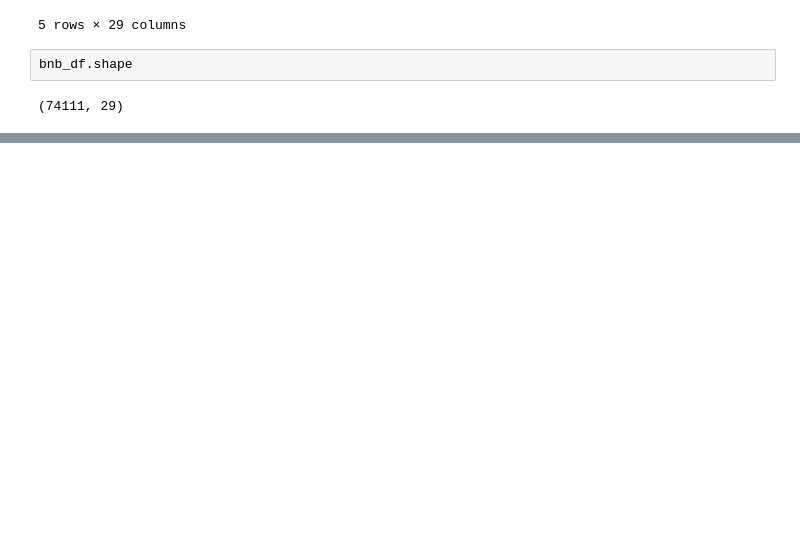
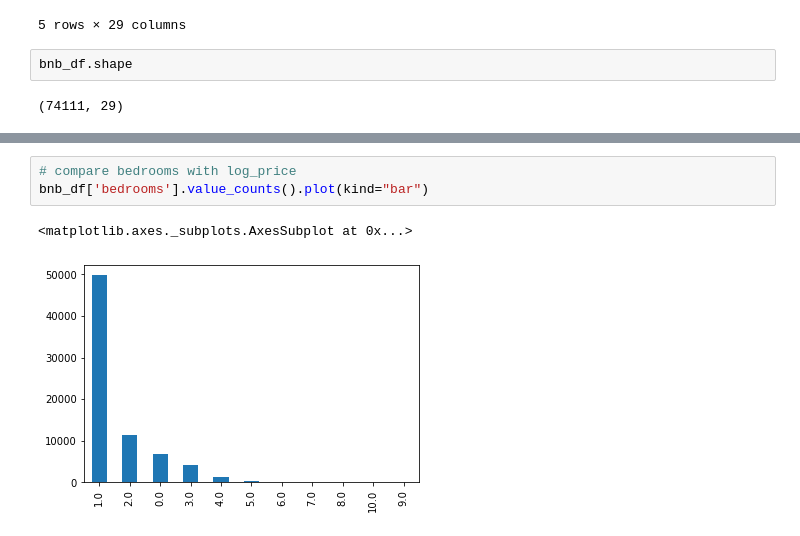
Before and after one commit to daniel8691/AirbnbListing_ML, a Jupyter notebook: Airbnb_prediction_ML.ipynb, the cells around one changed output, grey strips where cells are left out. Cells and saved outputs as stored; diff of their text form; blank space fills up the shorter version.

```diff
--- a/Airbnb_prediction_ML.ipynb
+++ b/Airbnb_prediction_ML.ipynb
@@ -43,0 +188,6 @@ Short checklist to keep in mind:
+# %%
+# compare bedrooms with log_price
+bnb_df['bedrooms'].value_counts().plot(kind="bar")
+# %% [output]
+<matplotlib.axes._subplots.AxesSubplot at 0x...>
+[figure, added]
```
Also changed, not shown: parts of 29 cells of this notebook.
